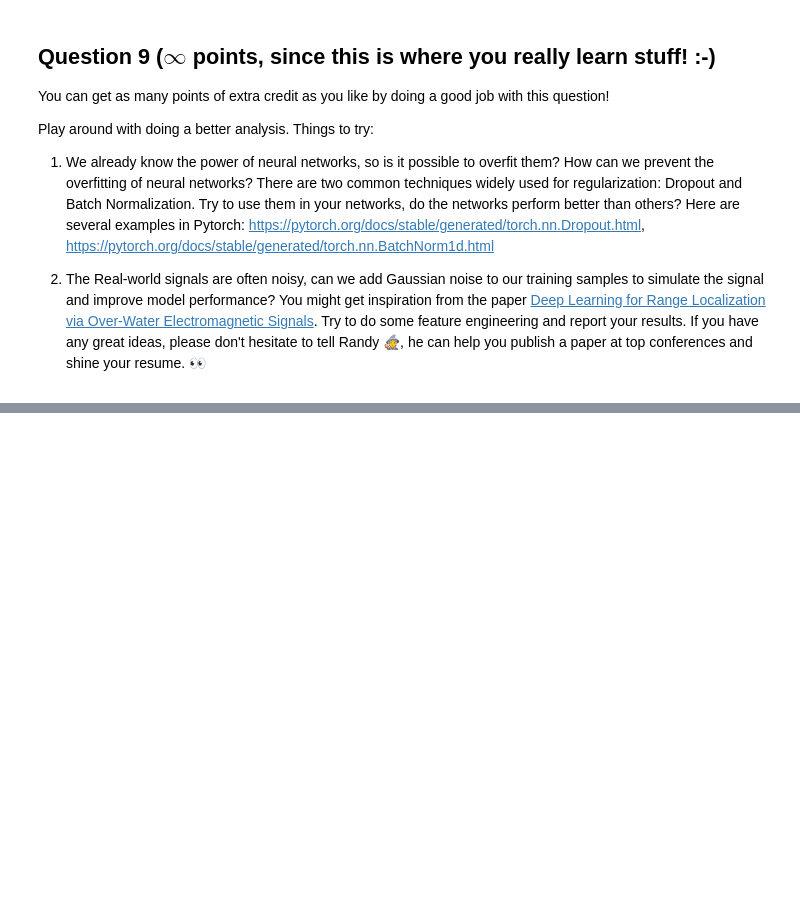
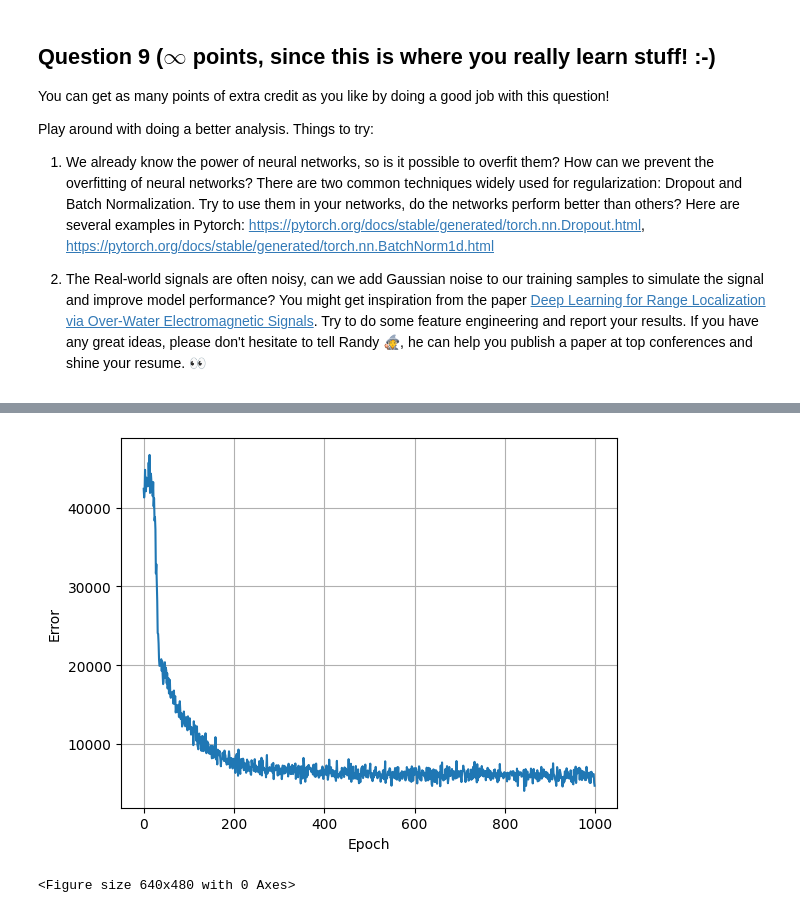
Before and after one commit to pvrohin/DS595-Machine-Learning-for-Engineering-and-Science-Applications, a Jupyter notebook: CaseStudy_3_NeuralNetwork.ipynb, the cells around one changed output, grey strips where cells are left out. Drawn from its saved outputs; the diff is of its cells as text; code cells hidden in the pictures; blank space fills up the shorter version.

```diff
--- a/CaseStudy_3_NeuralNetwork.ipynb
+++ b/CaseStudy_3_NeuralNetwork.ipynb
@@ -1841,3 +1842,54 @@ https://pytorch.org/docs/stable/generated/torch.nn.BatchNorm1d.html
 
 
 2.  The Real-world signals are often noisy, can we add Gaussian noise to our training samples to simulate the signal and improve model performance? You might get inspiration from the paper [Deep Learning for Range Localization via Over-Water Electromagnetic Signals](https://ieeexplore.ieee.org/stamp/stamp.jsp?tp=&arnumber=9680246). Try to do some feature engineering and report your results. If you have any great ideas, please don't hesitate to tell Randy 🧙, he can help you publish a paper at top conferences and shine your resume. 👀
+# %%
+# prompt: Implement Dropout Normalization
+
+import matplotlib.pyplot as plt
+
+class mynn3_dropout(nn.Module):
+    def __init__(self):
+        super().__init__()
+        self.structure = nn.Sequential(
+            nn.Linear(160, 100),
+            nn.ReLU(),
+            #nn.BatchNorm1d(100),  # Add batch normalization
+            nn.Dropout(0.1),      # Adjust dropout rate
+            nn.Linear(100, 80),
+            nn.ReLU(),
+            #nn.BatchNorm1d(80),   # Add batch normalization
+            nn.Dropout(0.1),      # Adjust dropout rate
+            nn.Linear(80, 50),
+            nn.ReLU(),
+            #nn.BatchNorm1d(50),   # Add batch normalization
+            nn.Dropout(0.1),      # Adjust dropout rate
+            nn.Linear(50, 30),
+            nn.ReLU(),
+            #nn.BatchNorm1d(30),   # Add batch normalization
+            nn.Dropout(0.1),      # Adjust dropout rate
+            nn.Linear(30, 1)
+        )
+
+    def forward(self, x):
+        x = self.structure(x)
+        return x
+
+torch.manual_seed(50) # this makes results reproducable
+batch_size = 128
+num_epochs = 1000
+learning_rate = 1e-3
+criterion = nn.MSELoss()
+XTrain_rotated=rotate(XTrain)
+XTest_rotated=rotate(XTest)
+mynn_model_rotated_dropout = mynn3_dropout().to(DEVICE)
+mynn_network_rotated_dropout, losses_mynn_rotated_dropout = train(XTrain, yTrain, mynn_model_rotated_dropout, num_epochs, learning_rate, batch_size, criterion, print_interval)
+plt.plot(losses_mynn_rotated_dropout)
+plt.grid()
+plt.xlabel("Epoch")
+plt.ylabel("Error")
+
+plt.figure()
+MAE_train_my_nn_rotated_dropout,MSE_train_my_nn_rotated_dropout,RMSE_train_my_nn_rotated_dropout,R2_train_my_nn_rotated_dropout,MAE_test_my_nn_rotated_dropout,MSE_test_my_nn_rotated_dropout,RMSE_test_my_nn_rotated_dropout,R2_test_my_nn_rotated_dropout = model_eva(XTrain_rotated,XTest_rotated,yTrain,yTest,mynn_network_rotated_dropout)
+results.append(["Your NN with rotated X and dropout",MAE_train_my_nn_rotated_dropout,MSE_train_my_nn_rotated_dropout,RMSE_train_my_nn_rotated_dropout,R2_train_my_nn_rotated_dropout,MAE_test_my_nn_rotated_dropout,MSE_test_my_nn_rotated_dropout,RMSE_test_my_nn_rotated_dropout,R2_test_my_nn_rotated_dropout])
+print (tabulate(results, headers=["Model", "Training MAE", "Training MSE", "Training RMSE", "Training R^2", "Test MAE", "Test MSE", "Test RMSE", "Test R^2"],tablefmt="grid"))
+# %% [output]
@@ -1843,0 +1913,2 @@ https://pytorch.org/docs/stable/generated/torch.nn.BatchNorm1d.html
+[figure, added]
+<Figure size 640x480 with 0 Axes>
```
Also changed, not shown: parts of 17 cells of this notebook.
